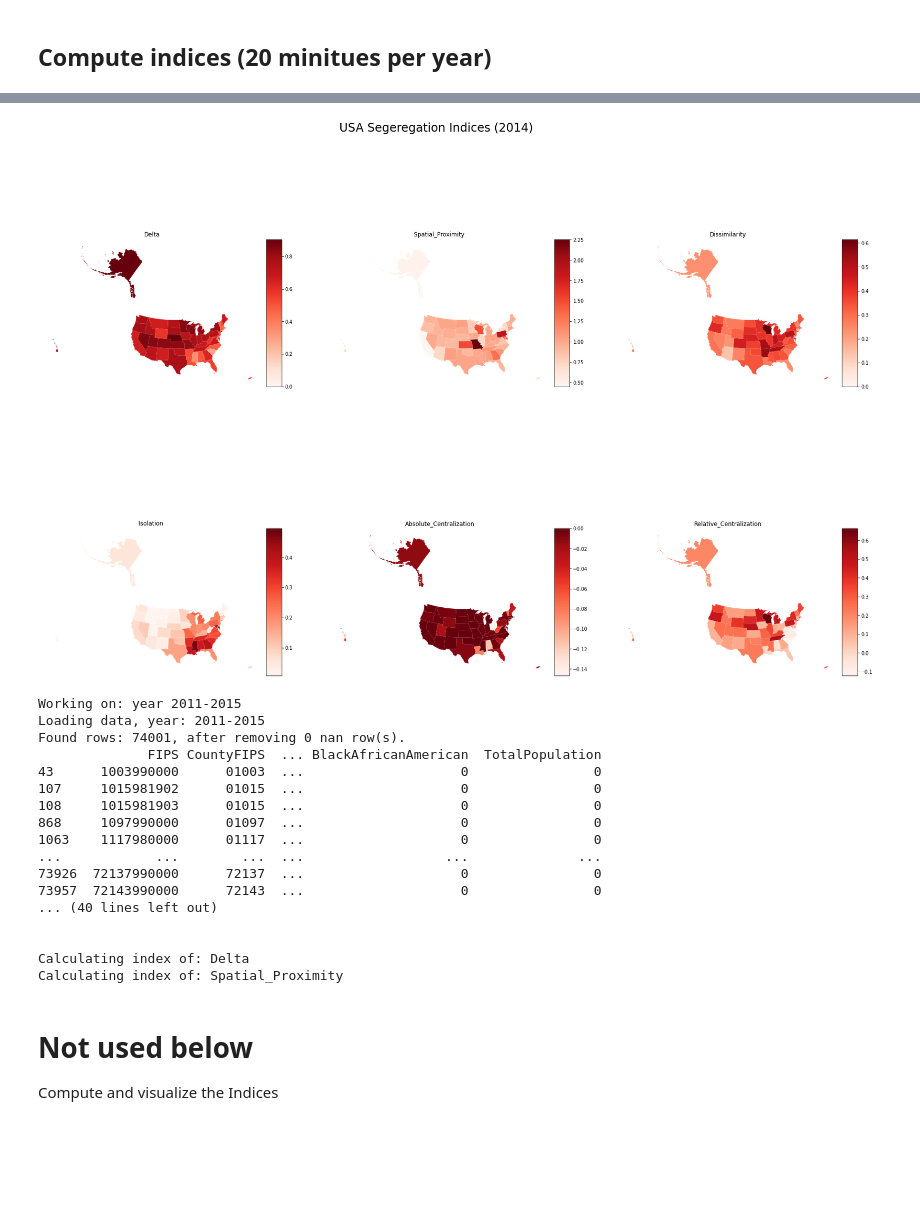
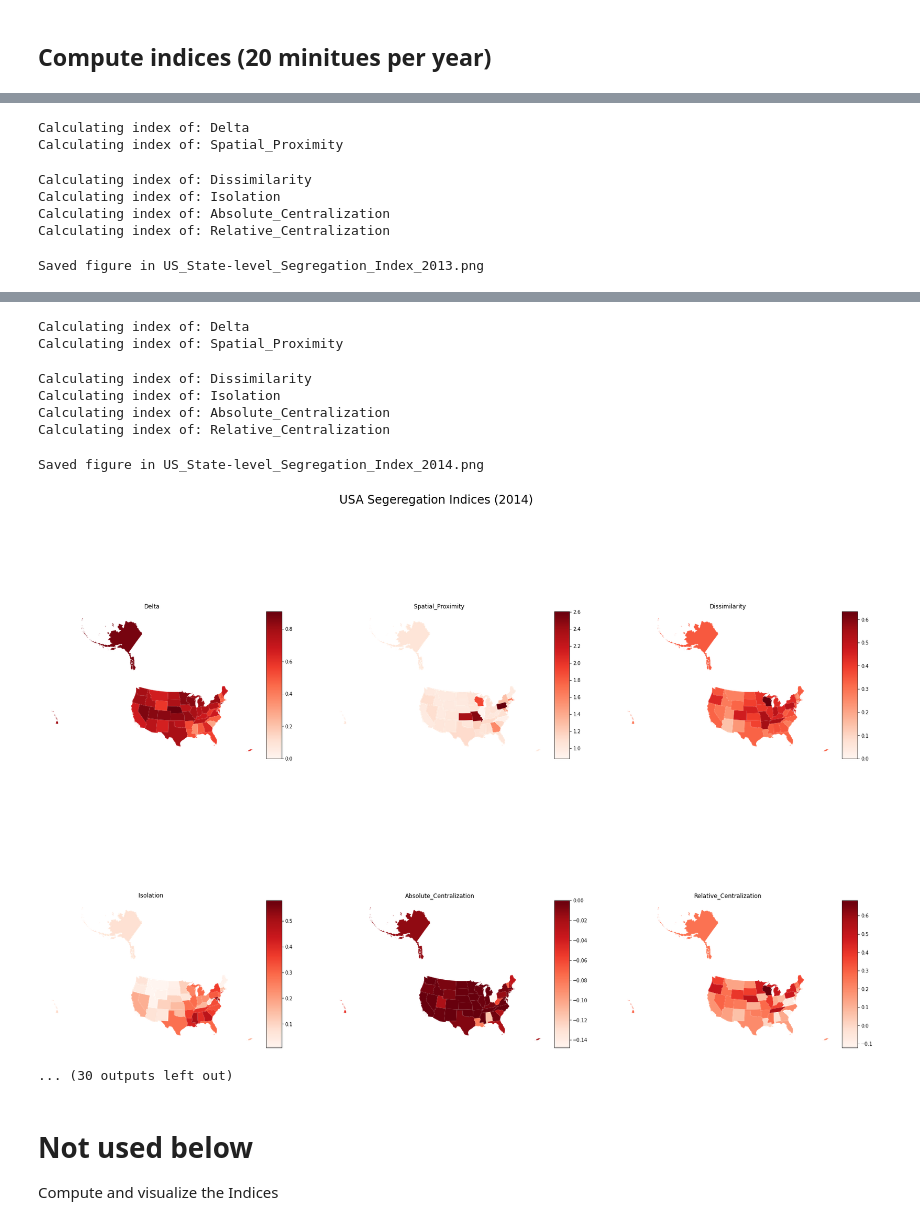
Before and after one commit to gladcolor/segregation_index, a Jupyter notebook: Residential_Segregation_Huan_V4_state_level.ipynb, the cells around one changed output, grey strips where cells are left out. Cells and saved outputs as stored; diff of their text form; code cells hidden in the pictures; blank space fills up the shorter version.

```diff
--- a/Residential_Segregation_Huan_V4_state_level.ipynb
+++ b/Residential_Segregation_Huan_V4_state_level.ipynb
@@ -234,7 +234,7 @@ def get_relative_centralization(df, method='relative'):
         Y_j_1 = df.loc[j-1, 'White_to_CBD_dis_cum']
         Y_j   = df.loc[j,   'White_to_CBD_dis_cum']
         A_j   = df.loc[j,   'Area_cum']
-        A_j_1 = df.loc[j,   'Area_cum']
+        A_j_1 = df.loc[j-1,   'Area_cum']
 
         RCI_sum1 += X_j_1 * Y_j
         RCI_sum2 += X_j   * Y_j_1
@@ -360,7 +360,8 @@ def calculate_proximity(df):
 # %%
 def load_year_data(year):
 
-    year_list = ["2009-2013", "2010-2014", "2011-2015", "2012-2016", "2013-2017", "2014-2018", "2015-2019"]
+    # year_list = ["2009-2013", "2010-2014", "2011-2015", "2012-2016", "2013-2017", "2014-2018", "2015-2019"]
+    year_list = ["2013", "2014", "2015", "2016", "2017", "2018", "2019"]
 
     assert(year in year_list), f"Year is not in {year_list}."
     census = f'https://github.com/gladcolor/segregation_index/raw/master/data_us_tract/{year}.zip'
@@ -374,10 +375,26 @@ def load_year_data(year):
     row_cnt_na = row_cnt_has_na - len(us_tract_pop_df)
 
     print(f"Loading data, year: {year}")
+    us_tract_pop_df['FIPS'] = us_tract_pop_df['FIPS'].astype(str).str.zfill(11)
+    us_tract_pop_df['State_FIPS'] = us_tract_pop_df['FIPS'].astype(str).str[:2]
+    us_tract_pop_df = us_tract_pop_df.merge(state_df[['State_FIPS', 'State_Abbreviation']], left_on='State_FIPS', right_on='State_FIPS')
 
-    us_tract_pop_df.loc[:, 'CountyFIPS'] = us_tract_pop_df['CountyFIPS'].astype(float).astype(int).astype(str).str.zfill(5)
+    # us_tract_pop_df.loc[:, 'CountyFIPS'] = us_tract_pop_df['CountyFIPS'].astype(float).astype(int).astype(str).str.zfill(5)
+    # print(us_tract_pop_df.dtypes)
+    # us_tract_pop_df.loc[:, 'Tract_FIPS'] = us_tract_pop_df['FIPS'].astype(str).str.zfill(11)
+
+    us_tract_pop_df.columns = ['FIPS', 'AreaTotal', 'White', 'BlackAfricanAmerican',
+                            "AmericanIndianAlaskaNative", "Asian",
+                            "NativeHawaiianOtherPacificIslander", 'SomeOtherRace', "TwoOrMoreRaces",
+                            "TotalPopulation", 'State_FIPS', 'StateAbbreviation']
+
+    # us_tract_pop_df = us_tract_pop_df.drop(columns=['index'])
+
+
+    # us_tract_pop_df.loc[:, 'CountyFIPS'] = us_tract_pop_df['FIPS'].astype(float).astype(int).astype(str).str.zfill(11)
     # print(us_tract_pop_df.dtypes)
     us_tract_pop_df.loc[:, 'Tract_FIPS'] = us_tract_pop_df['FIPS'].astype(str).str.zfill(11)
+    us_tract_pop_df.loc[:, 'CountyFIPS'] = us_tract_pop_df['Tract_FIPS'].astype(str).str[:5]
 
     print(f'Found rows: {len(us_tract_pop_df)}, after removing {row_cnt_na} nan row(s).')
 
@@ -417,19 +434,17 @@ def load_year_data(year):
 
 # -----------  test code-------------------------
 
-"""
+
 # year = "2009-2013"
 # year = "2010-2014"
 # year = "2011-2015"
 #year = "2012-2016"
 #year = "2013-2017"
 # year = "2014-2018"
-year = "2015-2019"
+year = "2019"
 
 us_tract_pop_df = load_year_data(year)
-us_county_pop_df = us_tract_pop_df.groupby('CountyFIPS').agg('sum').reset_index().drop(columns='FIPS')
+us_county_pop_df = us_tract_pop_df.groupby('CountyFIPS').agg('sum').reset_index()#.drop(columns='FIPS')
 us_county_pop_df['State_FIPS'] = us_county_pop_df['CountyFIPS'].str[:2]
 us_county_pop_df
-
-"""
 # %% [output]
@@ -606,6 +696,9 @@ def compute_CDB_distance_rank(AOI_pop_gdf, aggregate_column):
 
     return AOI_pop_gdf
 
+
+year_list = ["2013", "2014", "2015", "2016", "2017", "2018", "2019"]
+
 for year in year_list[:]:
     print(f"Working on: year {year}")
     us_tract_pop_df = load_year_data(year)  # no NAN
@@ -628,9 +721,9 @@ for year in year_list[:]:
 
     US_index_gdf = pd.merge(state_gdf, US_index_df, left_on='STATEFP', right_on="State_FIPS")
 
-    US_index_df.to_csv(f"US_{year}_segregation_index.csv", index=False)
+    US_index_df.to_csv(f"US_State-level_{year}_segregation_index.csv", index=False)
 
-    fig_name = f'US_Segregation_Index_{year}.png'
+    fig_name = f'US_State-level_Segregation_Index_{year}.png'
     # print('fig_name in compute_US_index():', fig_name)
     plt = visualize_indices(US_index_gdf, indices_functions, fig_name=fig_name)
     plt.show()
@@ -656,0 +770,7 @@ Saved figure in US_Segregation_Index_2009-2013.png
+Calculating index of: Delta
+Calculating index of: Spatial_Proximity
+Calculating index of: Dissimilarity
+Calculating index of: Isolation
+Calculating index of: Absolute_Centralization
+Calculating index of: Relative_Centralization
+Saved figure in US_State-level_Segregation_Index_2013.png
@@ -675,21 +815,12 @@ Saved figure in US_Segregation_Index_2010-2014.png
+Calculating index of: Delta
+Calculating index of: Spatial_Proximity
+Calculating index of: Dissimilarity
+Calculating index of: Isolation
+Calculating index of: Absolute_Centralization
+Calculating index of: Relative_Centralization
+Saved figure in US_State-level_Segregation_Index_2014.png
-[figure, old version]
+[figure, new version]
-Working on: year 2011-2015
-Loading data, year: 2011-2015
-Found rows: 74001, after removing 0 nan row(s).
-              FIPS CountyFIPS  ... BlackAfricanAmerican  TotalPopulation
-43      1003990000      01003  ...                    0                0
-107     1015981902      01015  ...                    0                0
-108     1015981903      01015  ...                    0                0
-868     1097990000      01097  ...                    0                0
-1063    1117980000      01117  ...                    0                0
-...            ...        ...  ...                  ...              ...
-73926  72137990000      72137  ...                    0                0
-73957  72143990000      72143  ...                    0                0
-... (40 lines left out)
-
-
-Calculating index of: Delta
-Calculating index of: Spatial_Proximity
+... (30 outputs left out)
 # %% [markdown]
 # Not used below
 
```
Also changed, not shown: parts of 5 cells of this notebook.
